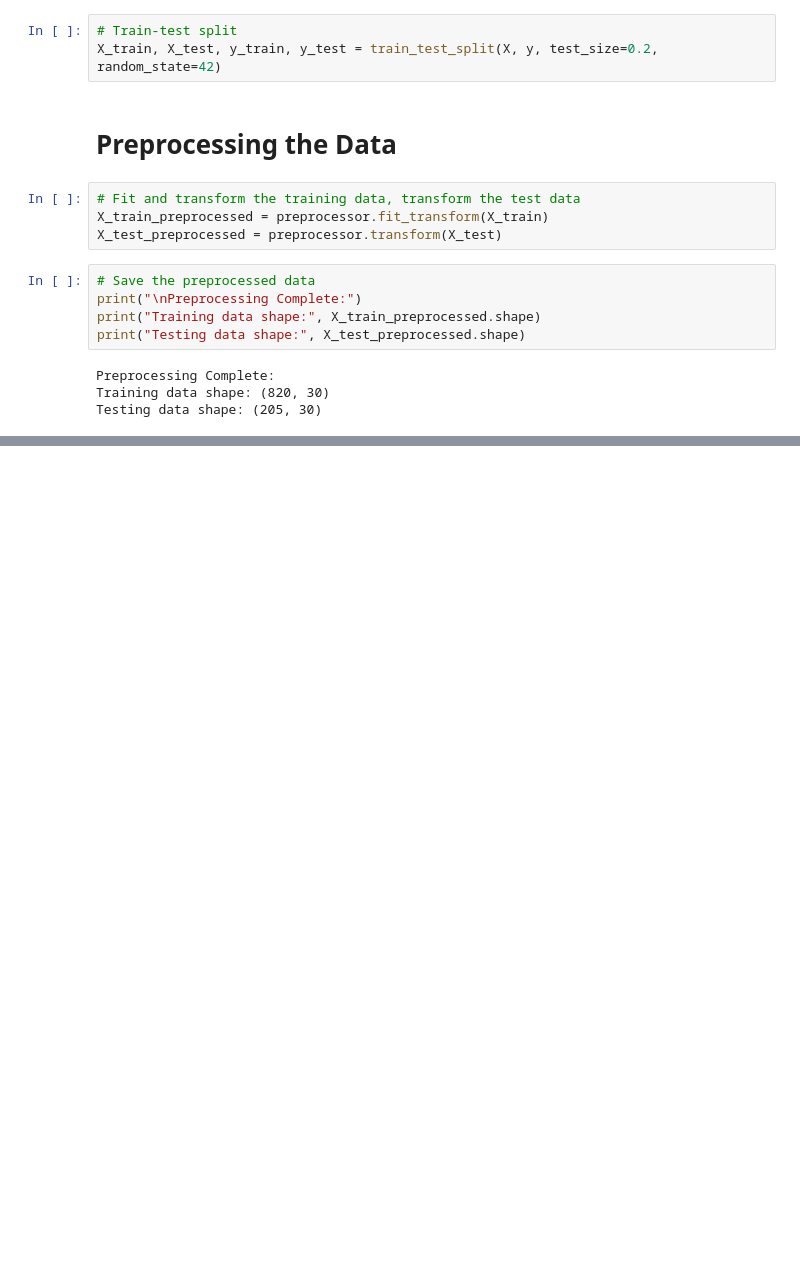
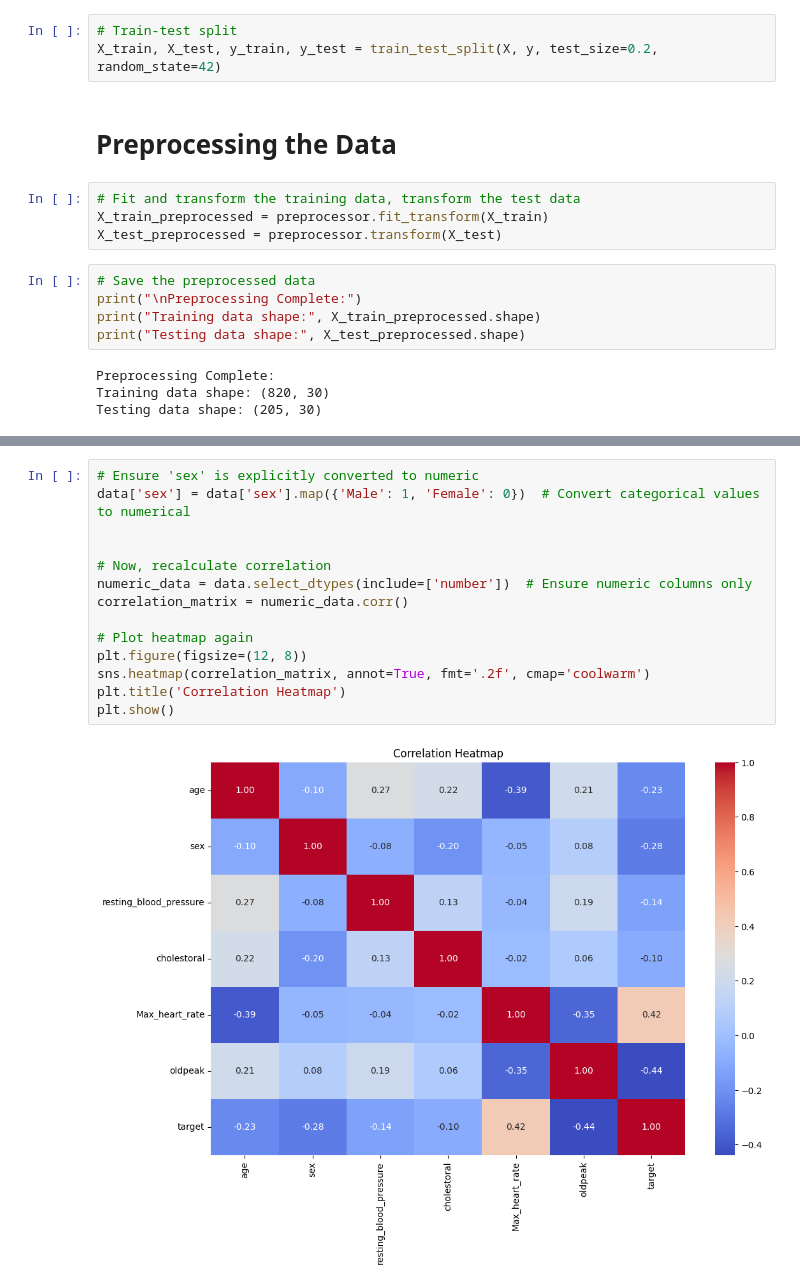
Before and after one commit to Hammad-08/Emmanuel, a Jupyter notebook: Project.ipynb, the cells around one changed output, grey strips where cells are left out. Saved outputs shown, nothing was run; the diff lists cells and outputs as text; blank space fills up the shorter version.

```diff
--- a/Project.ipynb
+++ b/Project.ipynb
@@ -149,0 +194,16 @@ Testing data shape: (205, 30)
+# %%
+# Ensure 'sex' is explicitly converted to numeric
+data['sex'] = data['sex'].map({'Male': 1, 'Female': 0})  # Convert categorical values to numerical
+
+
+# Now, recalculate correlation
+numeric_data = data.select_dtypes(include=['number'])  # Ensure numeric columns only
+correlation_matrix = numeric_data.corr()
+
+# Plot heatmap again
+plt.figure(figsize=(12, 8))
+sns.heatmap(correlation_matrix, annot=True, fmt='.2f', cmap='coolwarm')
+plt.title('Correlation Heatmap')
+plt.show()
+# %% [output]
+[figure, added]
```
Also changed, not shown: parts of 34 cells of this notebook, 1 other file.
